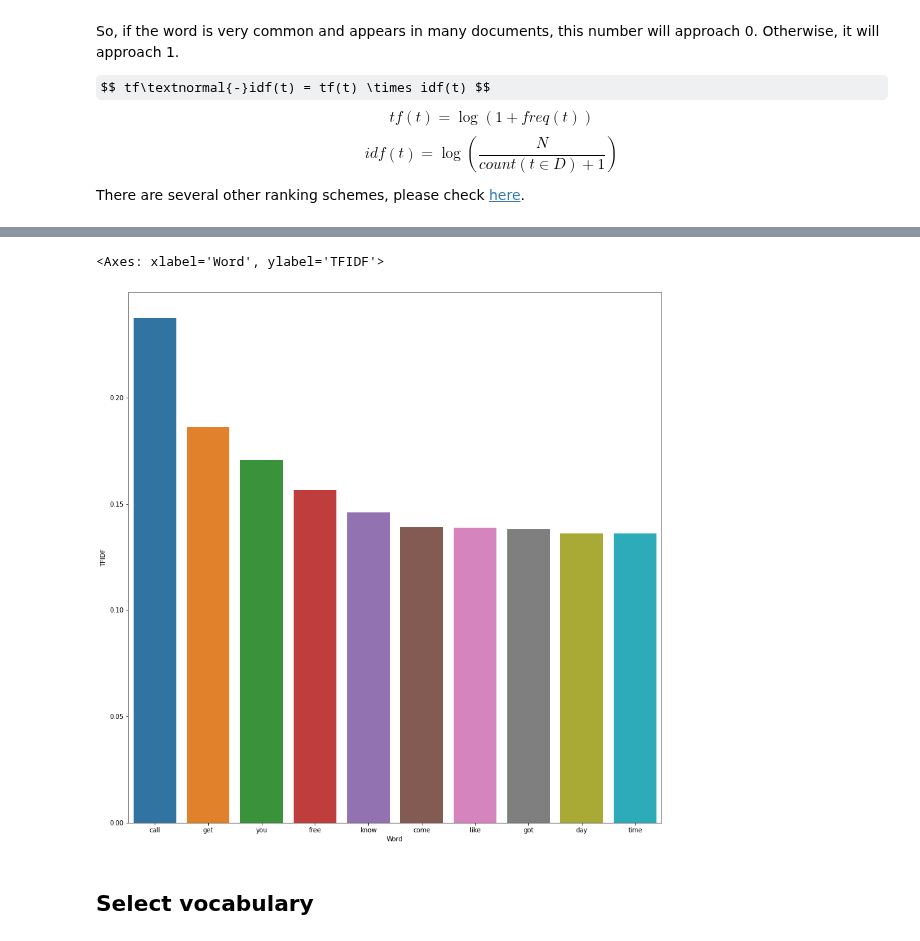
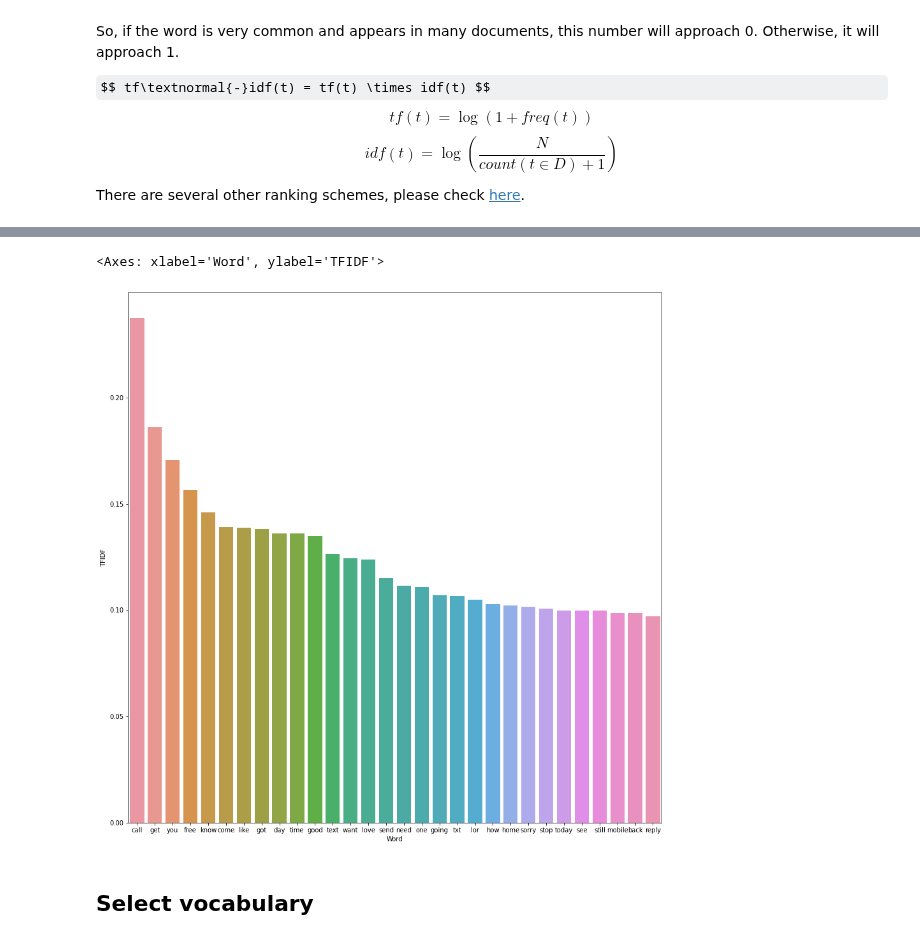
Before and after one commit to detiuaveiro/aas, a Jupyter notebook: notebooks/notebook_02.ipynb, the cells around one changed output, grey strips where cells are left out. Cells and saved outputs as stored; diff of their text form; code cells hidden in the pictures; some formulas as TeX source.

```diff
--- a/notebooks/notebook_02.ipynb
+++ b/notebooks/notebook_02.ipynb
@@ -258,17 +258,17 @@ plt.show()
 # %%
 tfidf = [tfidf_dict[w] for w in vocab]
 
 zipped_lists = zip(vocab, tfidf)
 sorted_pairs = sorted(zipped_lists, key=lambda t: t[1], reverse=True)
 tuples = zip(*sorted_pairs)
 
 vocab, tfidf = [list(tuple) for tuple in  tuples]
 
-df = pd.DataFrame({'Word':vocab[0:10], 'TFIDF': tfidf[0:10]})
+df = pd.DataFrame({'Word':vocab[0:30], 'TFIDF': tfidf[0:30]})
 sns.barplot(x='Word', y='TFIDF', data=df)
 # %% [output]
 <Axes: xlabel='Word', ylabel='TFIDF'>
-[figure, old version]
+[figure, new version]
 # %% [markdown]
 ## Select vocabulary
 # %%
```
Also changed, not shown: parts of 4 cells of this notebook, 8 other files.
